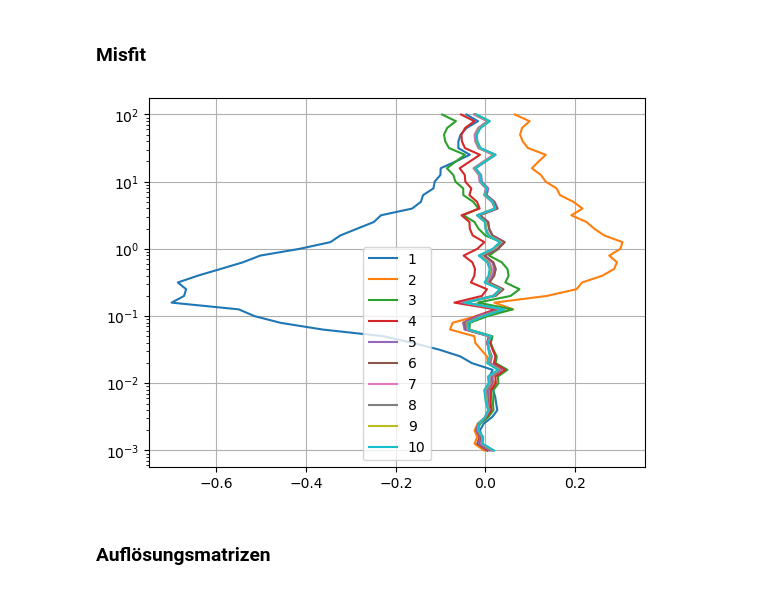
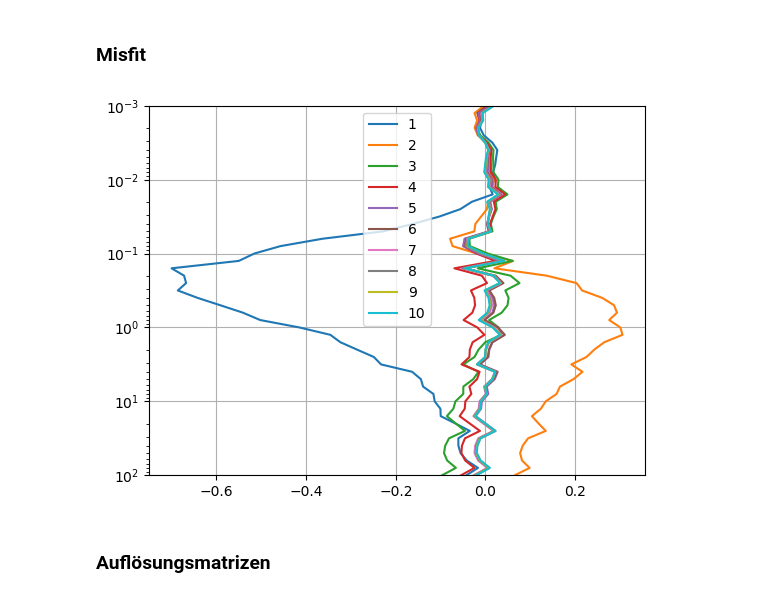
Before and after one commit to loresmith/InverseGeophysik, a Jupyter notebook: MT1D_Test3.ipynb, the cells around one changed output. Cells and saved outputs as stored; diff of their text form; code cells hidden in the pictures.

```diff
--- a/MT1D_Test3.ipynb
+++ b/MT1D_Test3.ipynb
@@ -371,14 +373,15 @@ legend();
 # %%
 for i = 1:l
 
     semilogy(misfit[i,1:end], T, label=string(i))
 
 end
 
 grid();
 legend();
+ylim(maximum(T), minimum(T));
 # %% [output]
-[figure, old version]
+[figure, new version]
 # %% [markdown]
 ### Auflösungsmatrizen
 # %% [markdown]
```
Also changed, not shown: parts of 19 cells of this notebook.
